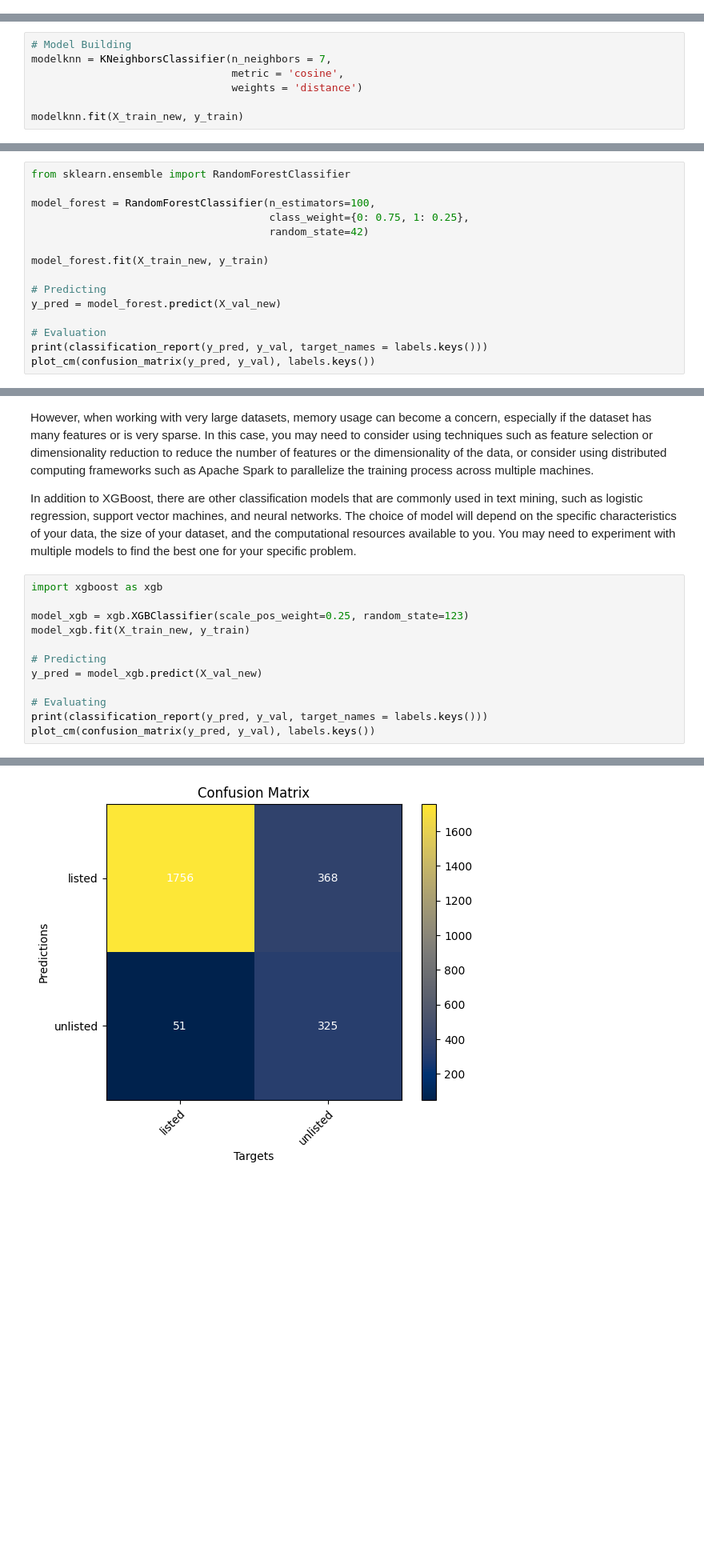
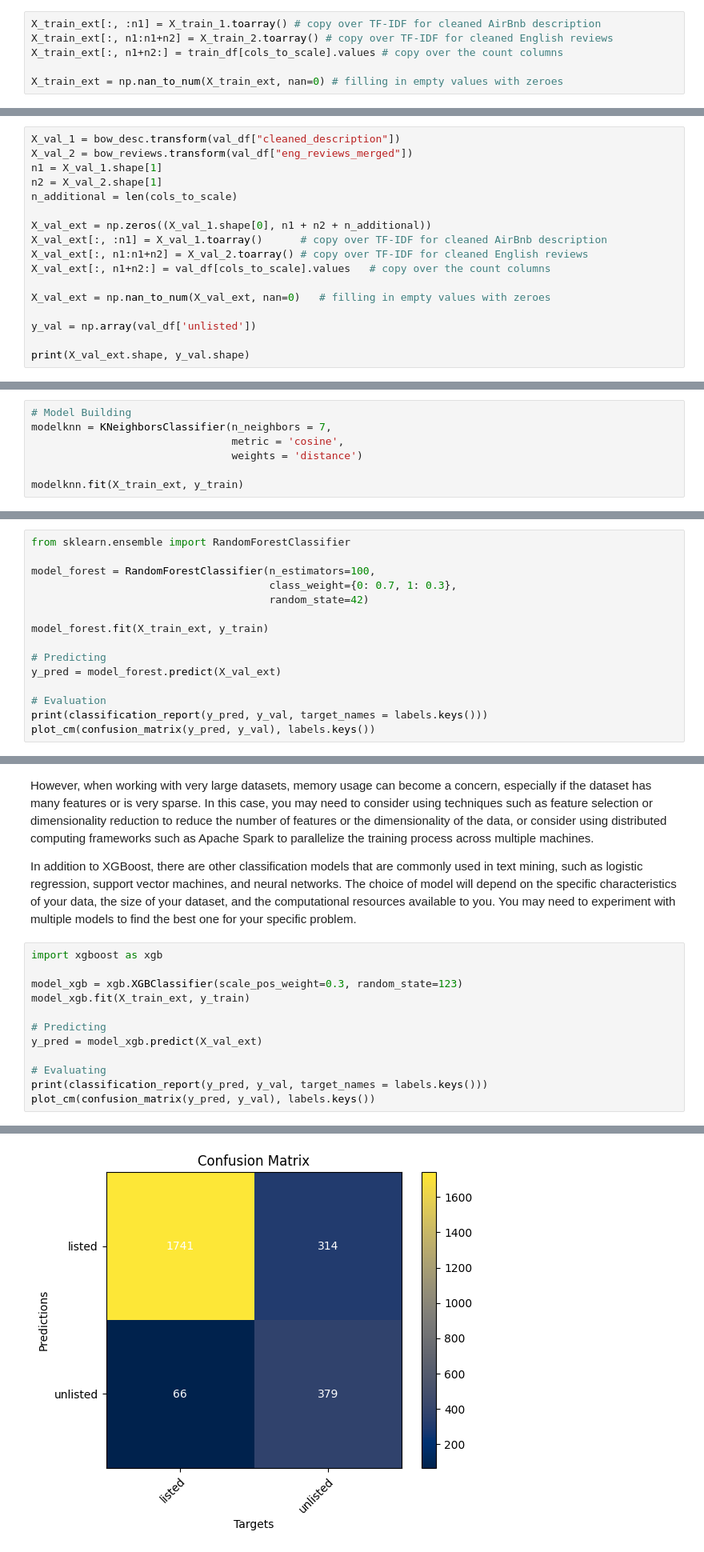
Before and after one commit to iryna-savchuk/TM_project, a Jupyter notebook: Analogue Lab 1 (Text cleaning, BoW, KNN, RF, XGBoost).ipynb, the cells around one changed output, grey strips where cells are left out. Shown at 80% size. Cells and saved outputs as stored; diff of their text form; blank space fills up the shorter version.

Commit message:
added demoji step + separated feature extraction based on Reviews

```diff
--- a/Analogue Lab 1 (Text cleaning, BoW, KNN, RF, XGBoost).ipynb
+++ b/Analogue Lab 1 (Text cleaning, BoW, KNN, RF, XGBoost).ipynb
@@ -557,0 +556,6 @@ X_train_new = np.nan_to_num(X_train_new, nan=0)
+# %%
+X_train_ext[:, :n1] = X_train_1.toarray() # copy over TF-IDF for cleaned AirBnb description
+X_train_ext[:, n1:n1+n2] = X_train_2.toarray() # copy over TF-IDF for cleaned English reviews
+X_train_ext[:, n1+n2:] = train_df[cols_to_scale].values # copy over the count columns
+
+X_train_ext = np.nan_to_num(X_train_ext, nan=0) # filling in empty values with zeroes
@@ -577,0 +583,17 @@ y_val = np.array(val_df['unlisted'])
+# %%
+X_val_1 = bow_desc.transform(val_df["cleaned_description"])
+X_val_2 = bow_reviews.transform(val_df["eng_reviews_merged"])
+n1 = X_val_1.shape[1]
+n2 = X_val_2.shape[1]
+n_additional = len(cols_to_scale)
+
+X_val_ext = np.zeros((X_val_1.shape[0], n1 + n2 + n_additional))
+X_val_ext[:, :n1] = X_val_1.toarray()      # copy over TF-IDF for cleaned AirBnb description
+X_val_ext[:, n1:n1+n2] = X_val_2.toarray() # copy over TF-IDF for cleaned English reviews
+X_val_ext[:, n1+n2:] = val_df[cols_to_scale].values   # copy over the count columns
+
+X_val_ext = np.nan_to_num(X_val_ext, nan=0)   # filling in empty values with zeroes
+
+y_val = np.array(val_df['unlisted'])
+
+print(X_val_ext.shape, y_val.shape)
@@ -585,7 +609,7 @@ modelknn = KNeighborsClassifier(n_neighbors = 7,
                                 metric = 'cosine',
                                 weights = 'distance')
 
-modelknn.fit(X_train_new, y_train)
+modelknn.fit(X_train_ext, y_train)
 # %% [output]
 KNeighborsClassifier(metric='cosine', n_neighbors=7, weights='distance')
 # %%
@@ -611,13 +635,13 @@ weighted avg       0.87      0.87      0.87      2500
 from sklearn.ensemble import RandomForestClassifier
 
 model_forest = RandomForestClassifier(n_estimators=100,
-                                      class_weight={0: 0.75, 1: 0.25},
+                                      class_weight={0: 0.7, 1: 0.3},
                                       random_state=42)
 
-model_forest.fit(X_train_new, y_train)
+model_forest.fit(X_train_ext, y_train)
 
 # Predicting
-y_pred = model_forest.predict(X_val_new)
+y_pred = model_forest.predict(X_val_ext)
 
 # Evaluation
 print(classification_report(y_pred, y_val, target_names = labels.keys()))
@@ -643,11 +667,11 @@ In addition to XGBoost, there are other classification models that are commonly
 # %%
 import xgboost as xgb
 
-model_xgb = xgb.XGBClassifier(scale_pos_weight=0.25, random_state=123)
-model_xgb.fit(X_train_new, y_train)
+model_xgb = xgb.XGBClassifier(scale_pos_weight=0.3, random_state=123)
+model_xgb.fit(X_train_ext, y_train)
 
 # Predicting
-y_pred = model_xgb.predict(X_val_new)
+y_pred = model_xgb.predict(X_val_ext)
 
 # Evaluating
 print(classification_report(y_pred, y_val, target_names = labels.keys()))
@@ -664 +688 @@ weighted avg       0.90      0.83      0.85      2500
-[figure, old version]
+[figure, new version]
```
Also changed, not shown: parts of 22 cells of this notebook, 1 other file.
